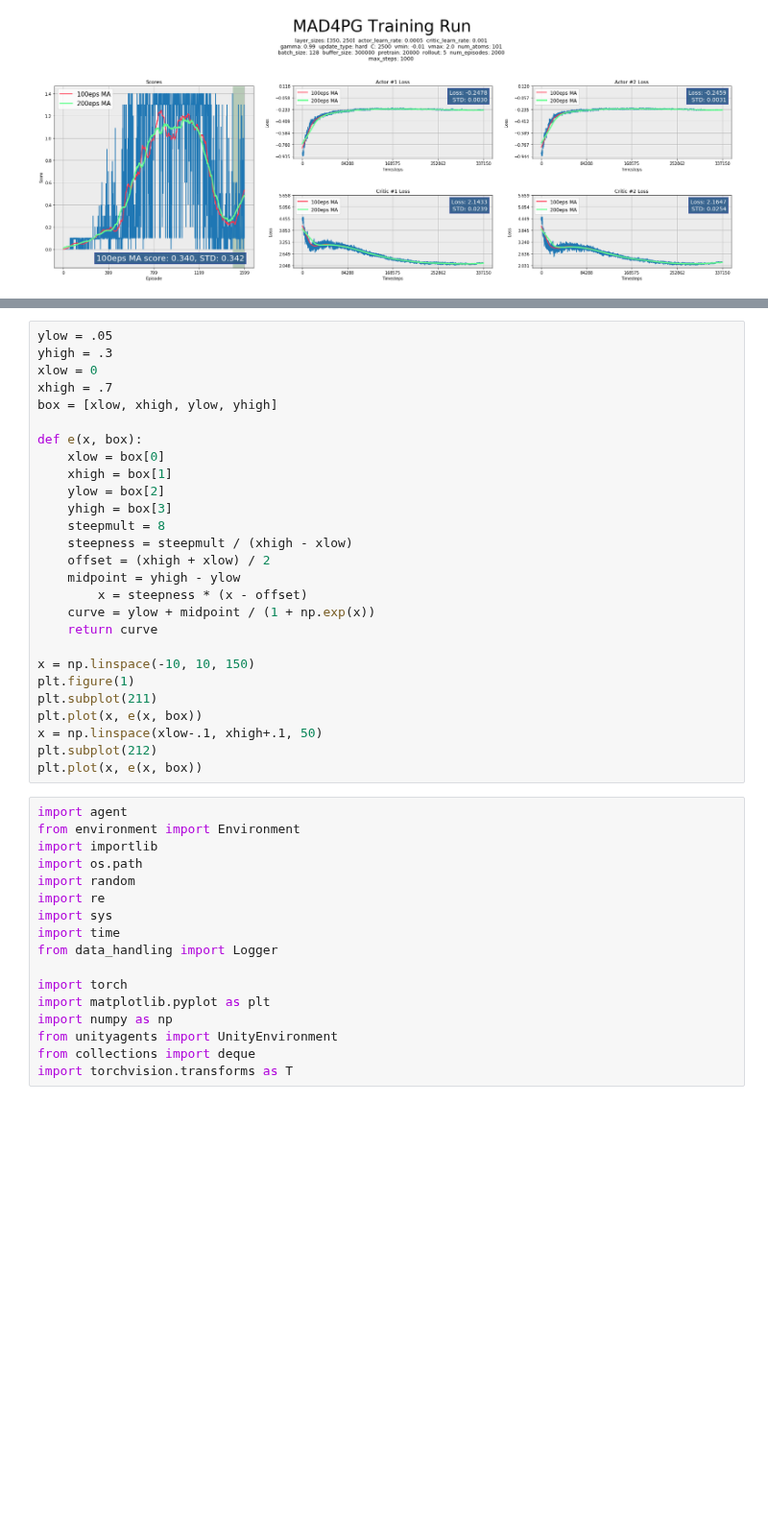
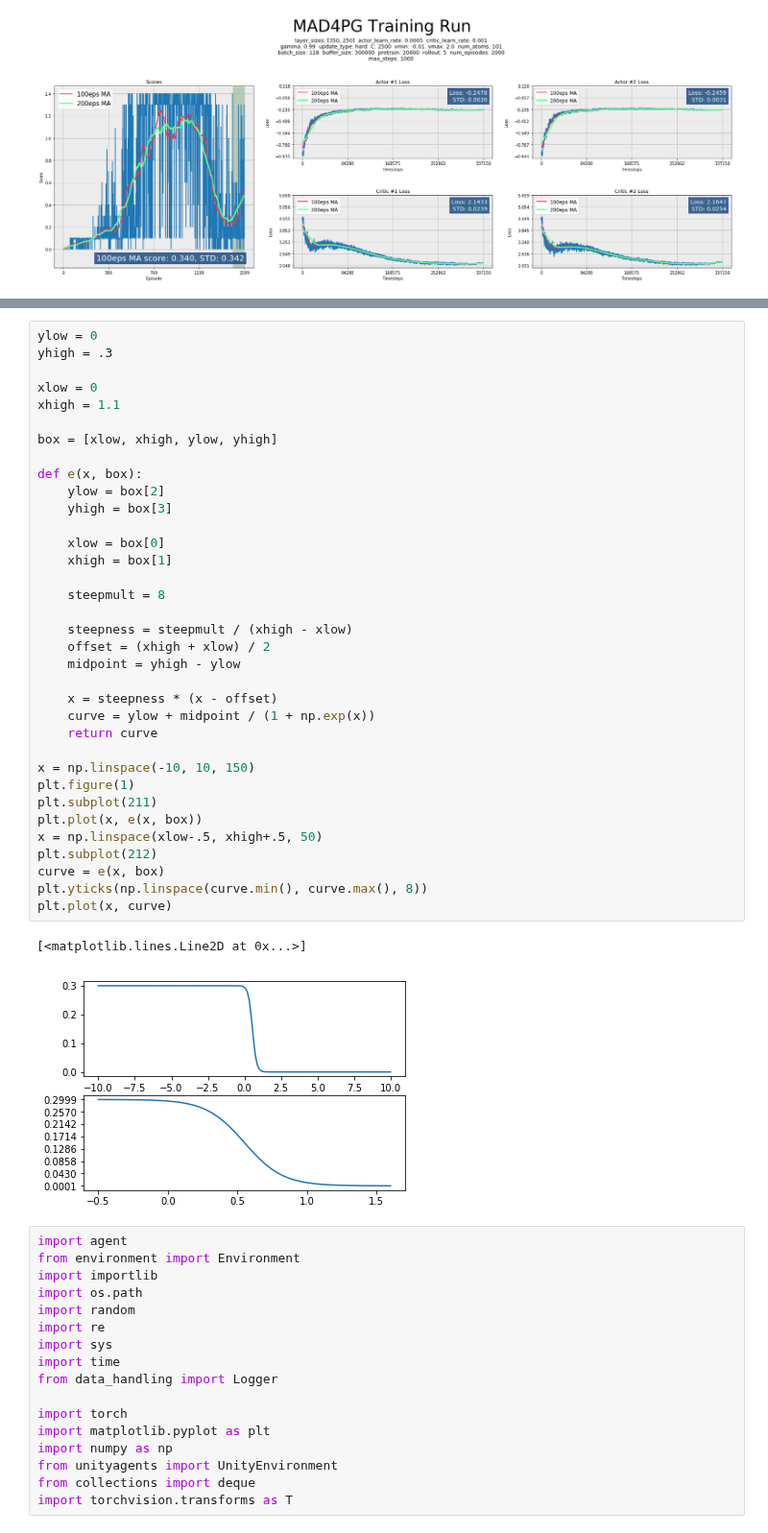
Before and after one commit to whiterabbitobj/Udacity-DeepRL, a Jupyter notebook: Projects/Collaborate_Compete/Untitled.ipynb, the cells around one changed output, grey strips where cells are left out. Shown at 96% size. Cells and saved outputs as stored; diff of their text form; blank space fills up the shorter version.

```diff
--- a/Projects/Collaborate_Compete/Untitled.ipynb
+++ b/Projects/Collaborate_Compete/Untitled.ipynb
@@ -27,32 +27,43 @@ Saved graph data to: saves/MAD4PG_20190330_v001/MAD4PG_20190330_v001_graph.png
 ##############################################################################
 [figure]
 # %%
-ylow = .05
+ylow = 0
 yhigh = .3
+
 xlow = 0
-xhigh = .7
+xhigh = 1.1
+
 box = [xlow, xhigh, ylow, yhigh]
 
 def e(x, box):
+    ylow = box[2]
+    yhigh = box[3]
+
     xlow = box[0]
     xhigh = box[1]
-    ylow = box[2]
-    yhigh = box[3]
+
     steepmult = 8
+
     steepness = steepmult / (xhigh - xlow)
     offset = (xhigh + xlow) / 2
     midpoint = yhigh - ylow
-        x = steepness * (x - offset)
+
+    x = steepness * (x - offset)
     curve = ylow + midpoint / (1 + np.exp(x))
     return curve
 
 x = np.linspace(-10, 10, 150)
 plt.figure(1)
 plt.subplot(211)
 plt.plot(x, e(x, box))
-x = np.linspace(xlow-.1, xhigh+.1, 50)
+x = np.linspace(xlow-.5, xhigh+.5, 50)
 plt.subplot(212)
-plt.plot(x, e(x, box))
+curve = e(x, box)
+plt.yticks(np.linspace(curve.min(), curve.max(), 8))
+plt.plot(x, curve)
+# %% [output]
+[<matplotlib.lines.Line2D at 0x...>]
+[figure, added]
 # %%
 import agent
 from environment import Environment
```
Also changed, not shown: parts of 2 cells of this notebook, 14 other files.
